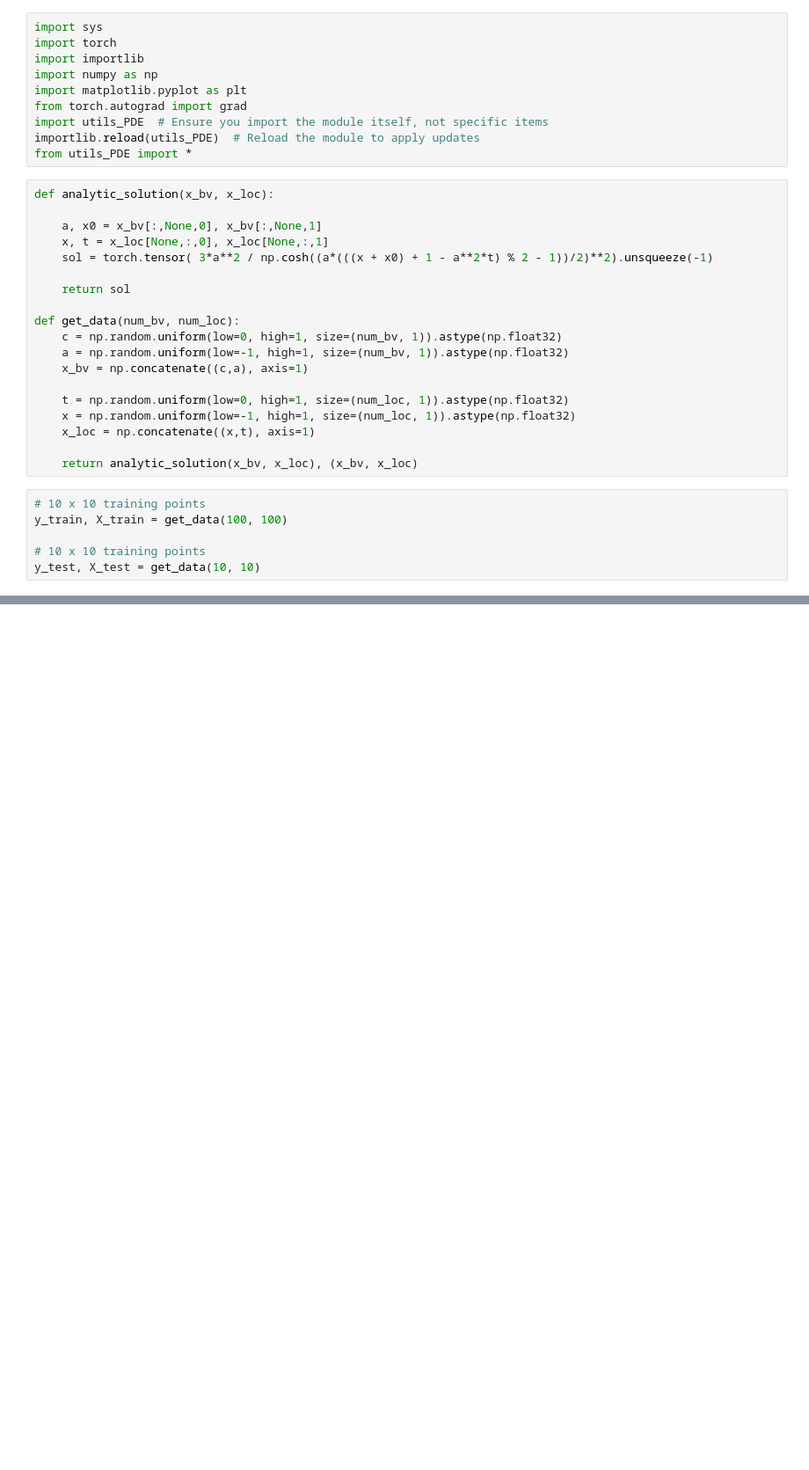
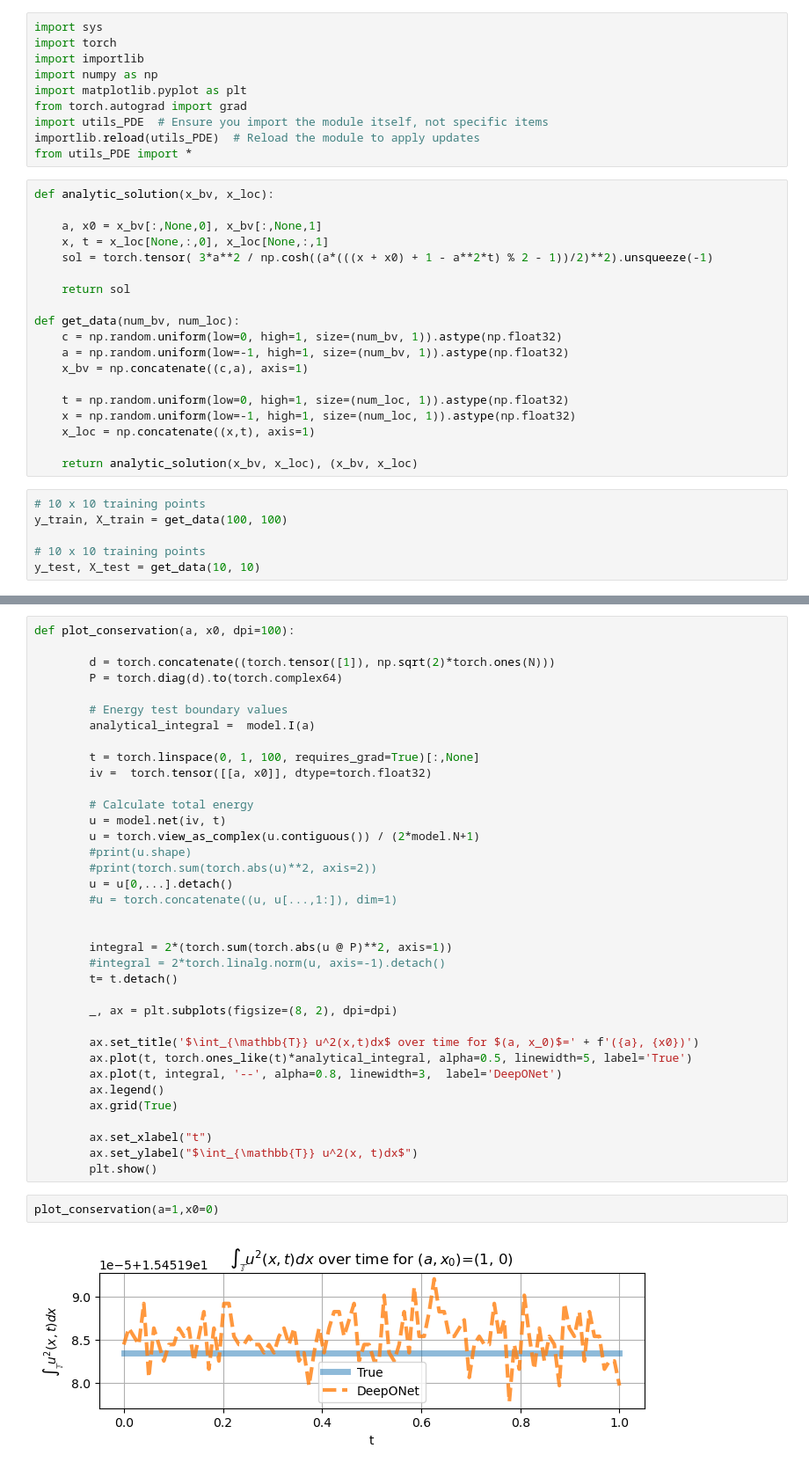
Before and after one commit to johanslettengren/Structure-Preserving-Operator-Learning, a Jupyter notebook: PDE/KdV.ipynb, the cells around one changed output, grey strips where cells are left out. Shown at 88% size. Drawn from its saved outputs; the diff is of its cells as text; blank space fills up the shorter version.

```diff
--- a/PDE/KdV.ipynb
+++ b/PDE/KdV.ipynb
@@ -47 +66,41 @@ model.plot_losshistory()
+# %%
+def plot_conservation(a, x0, dpi=100):
+
+        d = torch.concatenate((torch.tensor([1]), np.sqrt(2)*torch.ones(N)))
+        P = torch.diag(d).to(torch.complex64)
+
+        # Energy test boundary values
+        analytical_integral =  model.I(a)
+
+        t = torch.linspace(0, 1, 100, requires_grad=True)[:,None]
+        iv =  torch.tensor([[a, x0]], dtype=torch.float32)
+
+        # Calculate total energy
+        u = model.net(iv, t)
+        u = torch.view_as_complex(u.contiguous()) / (2*model.N+1)
+        #print(u.shape)
+        #print(torch.sum(torch.abs(u)**2, axis=2))
+        u = u[0,...].detach()
+        #u = torch.concatenate((u, u[...,1:]), dim=1)
+
+
+        integral = 2*(torch.sum(torch.abs(u @ P)**2, axis=1))
+        #integral = 2*torch.linalg.norm(u, axis=-1).detach()
+        t= t.detach()
+
+        _, ax = plt.subplots(figsize=(8, 2), dpi=dpi)
+
+        ax.set_title('$\int_{\mathbb{T}} u^2(x,t)dx$ over time for $(a, x_0)$=' + f'({a}, {x0})')
+        ax.plot(t, torch.ones_like(t)*analytical_integral, alpha=0.5, linewidth=5, label='True')
+        ax.plot(t, integral, '--', alpha=0.8, linewidth=3,  label='DeepONet')
+        ax.legend()
+        ax.grid(True)
+
+        ax.set_xlabel("t")
+        ax.set_ylabel("$\int_{\mathbb{T}} u^2(x, t)dx$")
+        plt.show()
+# %%
+plot_conservation(a=1,x0=0)
+# %% [output]
+[figure, added]
 # %%
```
Also changed, not shown: parts of 4 cells of this notebook, 3 other files.
